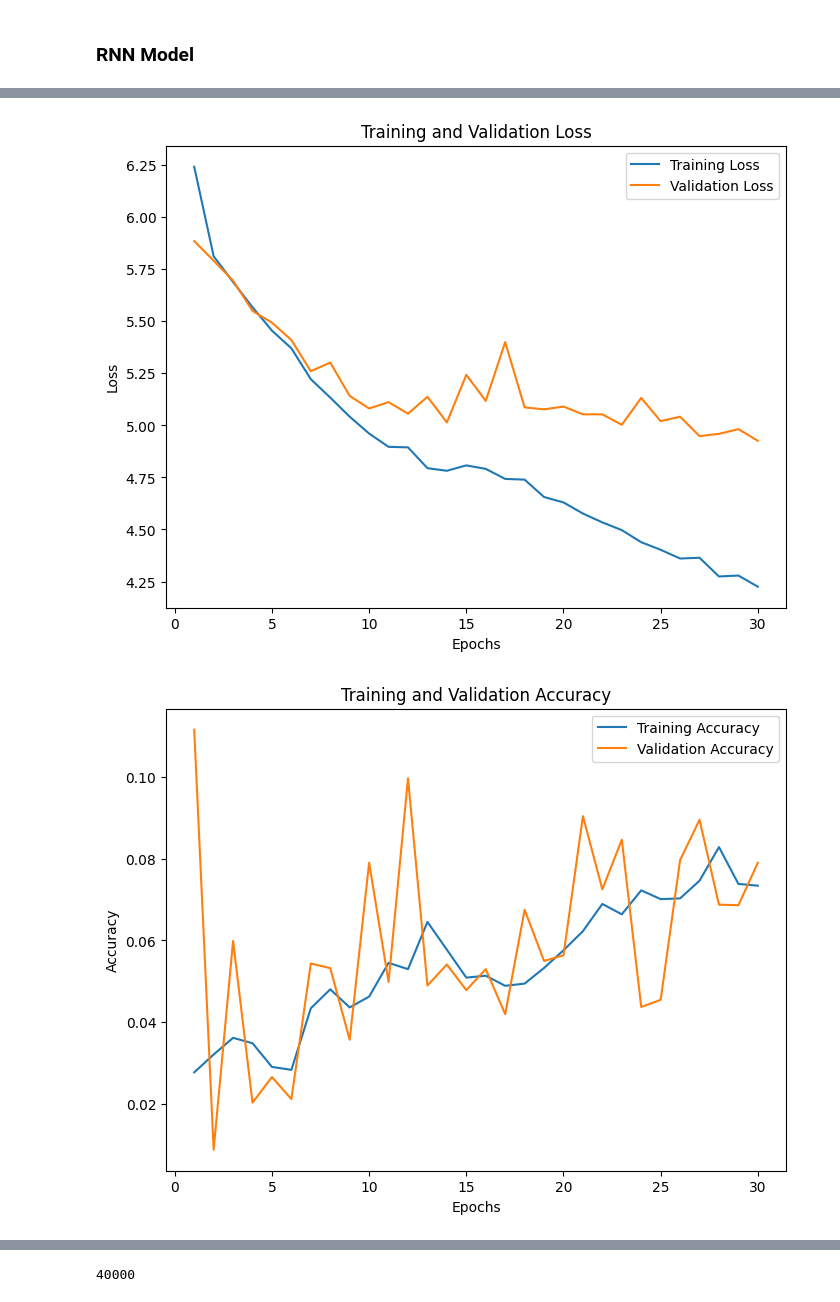
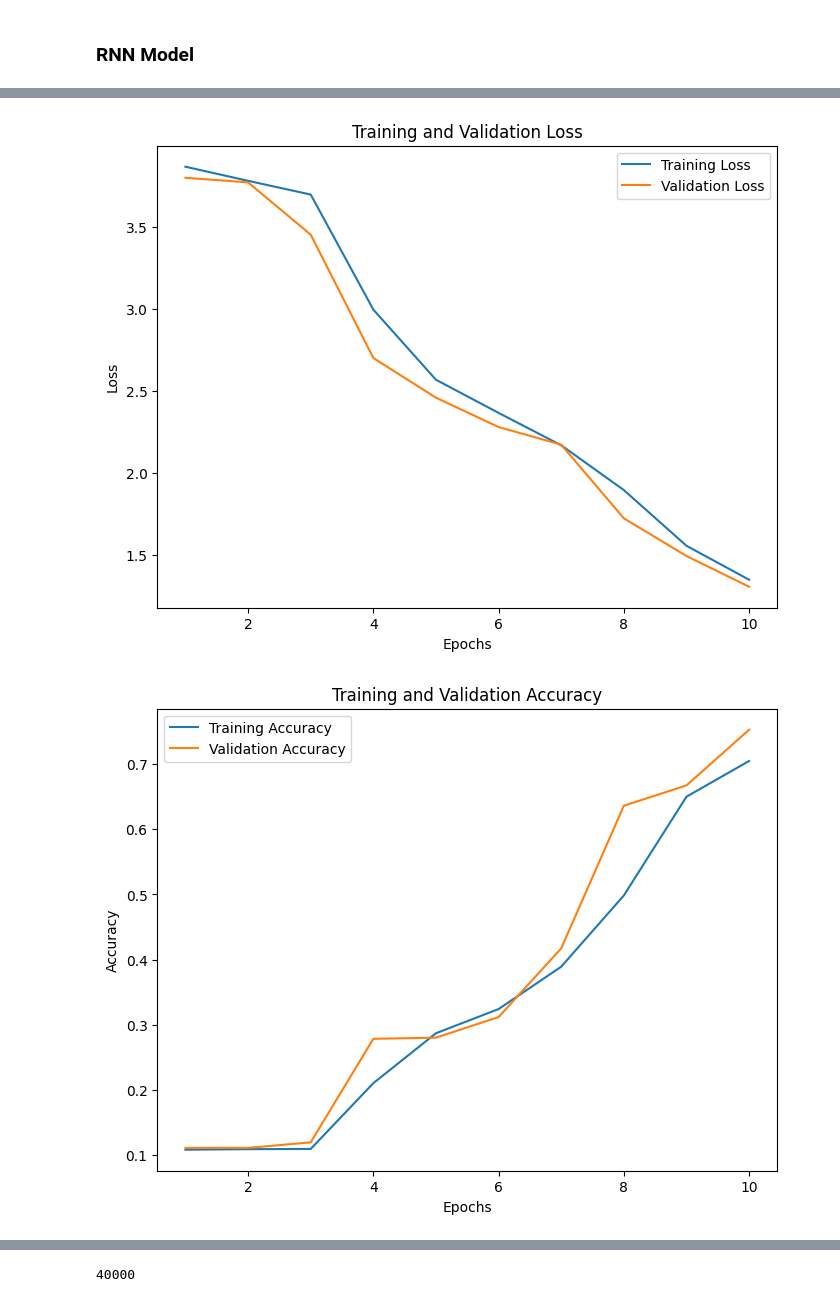
Before and after one commit to ViniciusDugue/KilterBoard-AI, a Jupyter notebook: KilterAI/RNN5_ClassWeights.ipynb, the cells around one changed output, grey strips where cells are left out. Cells and saved outputs as stored; diff of their text form; code cells hidden in the pictures.

```diff
--- a/KilterAI/RNN5_ClassWeights.ipynb
+++ b/KilterAI/RNN5_ClassWeights.ipynb
@@ -543,7 +543,7 @@ def calculate_class_weights(dataset, num_classes, scale_factor=1.0):
     total_samples = sum(class_counts.values())
 
     # Initialize class weights with ones for all classes
-    class_weights = {cls: scale_factor * total_samples / (class_counts[cls] * len(class_counts)) if class_counts[cls] > 0 else 1.0 for cls in range(num_classes)}
+    class_weights = {cls: 1 if class_counts[cls] > 0 else 1.0 for cls in range(num_classes)}#scale_factor * total_samples / (class_counts[cls] * len(class_counts))
 
     return class_weights
 
@@ -576,7 +576,7 @@ beta = 0.5  # Adjust beta as needed for the custom loss
 top_k = 50  # Top-k predictions to consider in custom loss
 
 # Number of epochs
-num_epochs = 30
+num_epochs = 10
 
 # Lists to store loss and accuracy values
 train_losses = []
@@ -745,3 +739,3 @@ Epoch 30, Training Loss: 4.225118205547333, Validation Loss: 4.926049818992615,
 Finished Training
-[figure, old version]
+[figure, new version]
-[figure, old version]
+[figure, new version]
```
Also changed, not shown: parts of 5 cells of this notebook, 26 other files.
